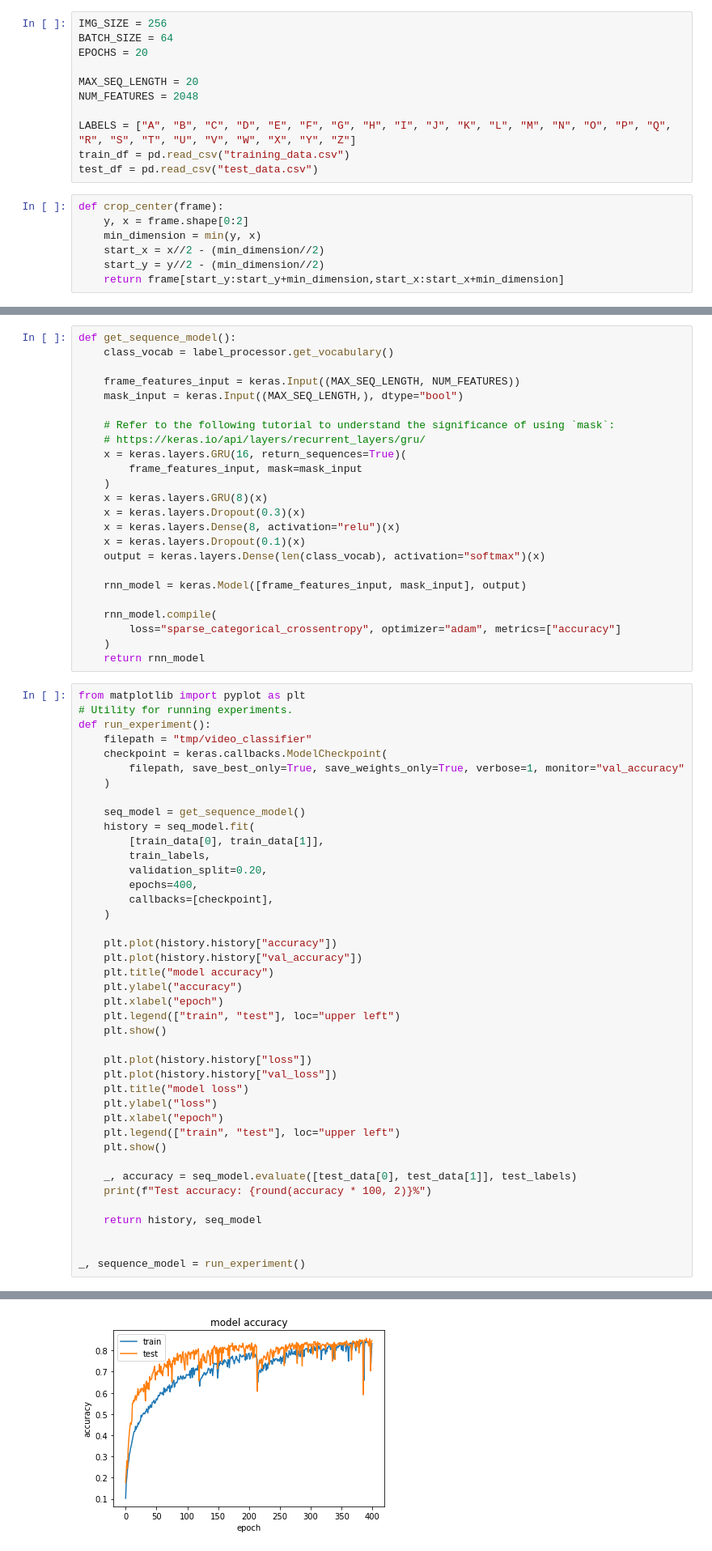
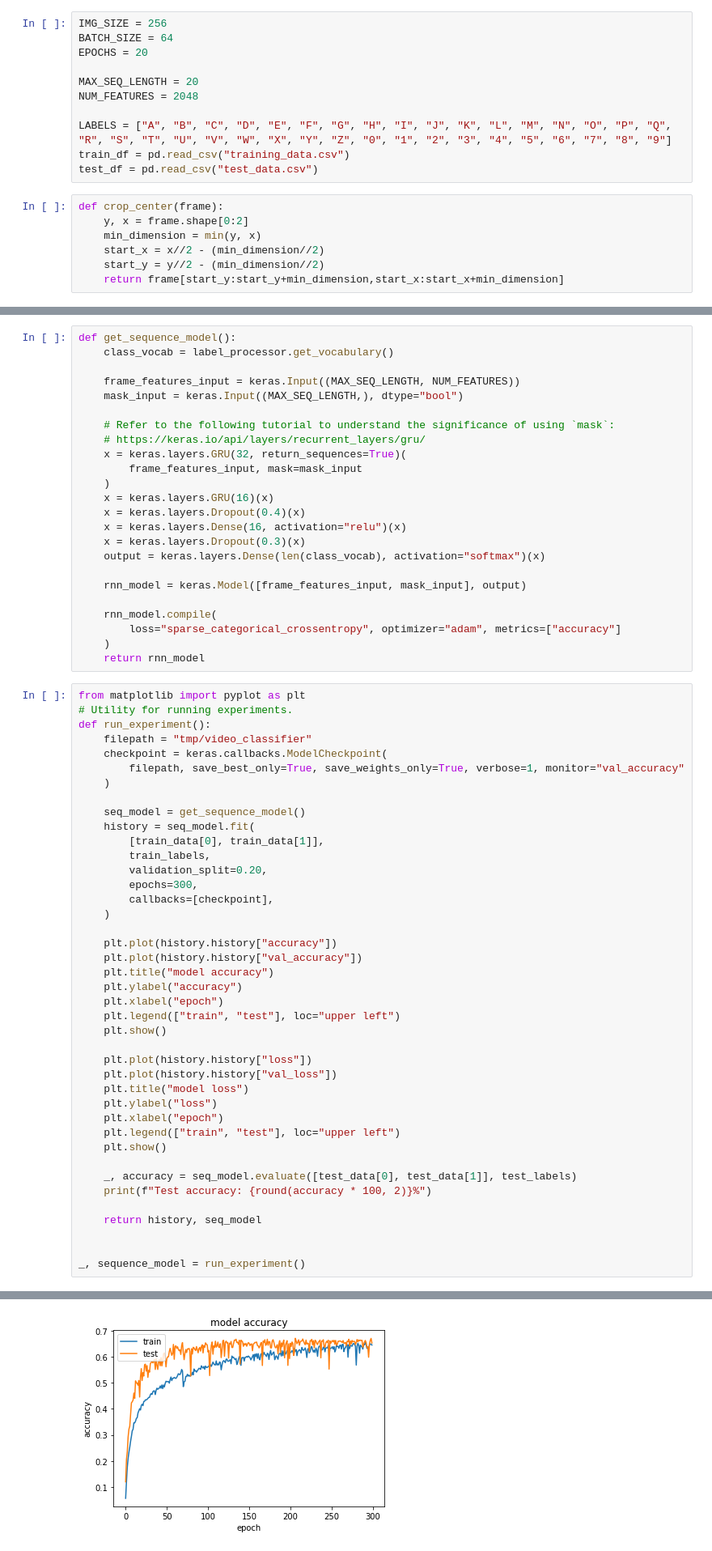
Before and after one commit to cabennetts/Sign-Language-Translator, a Jupyter notebook: src/basic_model.ipynb, the cells around one changed output, grey strips where cells are left out. Shown at 81% size. Cells and saved outputs as stored; diff of their text form.

```diff
--- a/src/basic_model.ipynb
+++ b/src/basic_model.ipynb
@@ -15,7 +15,7 @@ EPOCHS = 20
 MAX_SEQ_LENGTH = 20
 NUM_FEATURES = 2048
 
-LABELS = ["A", "B", "C", "D", "E", "F", "G", "H", "I", "J", "K", "L", "M", "N", "O", "P", "Q", "R", "S", "T", "U", "V", "W", "X", "Y", "Z"]
+LABELS = ["A", "B", "C", "D", "E", "F", "G", "H", "I", "J", "K", "L", "M", "N", "O", "P", "Q", "R", "S", "T", "U", "V", "W", "X", "Y", "Z", "0", "1", "2", "3", "4", "5", "6", "7", "8", "9"]
 train_df = pd.read_csv("training_data.csv")
 test_df = pd.read_csv("test_data.csv")
 # %%
@@ -194,13 +194,13 @@ def get_sequence_model():
 
     # Refer to the following tutorial to understand the significance of using `mask`:
     # https://keras.io/api/layers/recurrent_layers/gru/
-    x = keras.layers.GRU(16, return_sequences=True)(
+    x = keras.layers.GRU(32, return_sequences=True)(
         frame_features_input, mask=mask_input
     )
-    x = keras.layers.GRU(8)(x)
+    x = keras.layers.GRU(16)(x)
+    x = keras.layers.Dropout(0.4)(x)
+    x = keras.layers.Dense(16, activation="relu")(x)
     x = keras.layers.Dropout(0.3)(x)
-    x = keras.layers.Dense(8, activation="relu")(x)
-    x = keras.layers.Dropout(0.1)(x)
     output = keras.layers.Dense(len(class_vocab), activation="softmax")(x)
 
     rnn_model = keras.Model([frame_features_input, mask_input], output)
@@ -223,7 +223,7 @@ def run_experiment():
         [train_data[0], train_data[1]],
         train_labels,
         validation_split=0.20,
-        epochs=400,
+        epochs=300,
         callbacks=[checkpoint],
     )
 
@@ -271 +271 @@ Epoch 00400: val_accuracy did not improve from 0.85762
-[figure, old version]
+[figure, new version]
```
Also changed, not shown: parts of 6 cells of this notebook, 15 other files.
